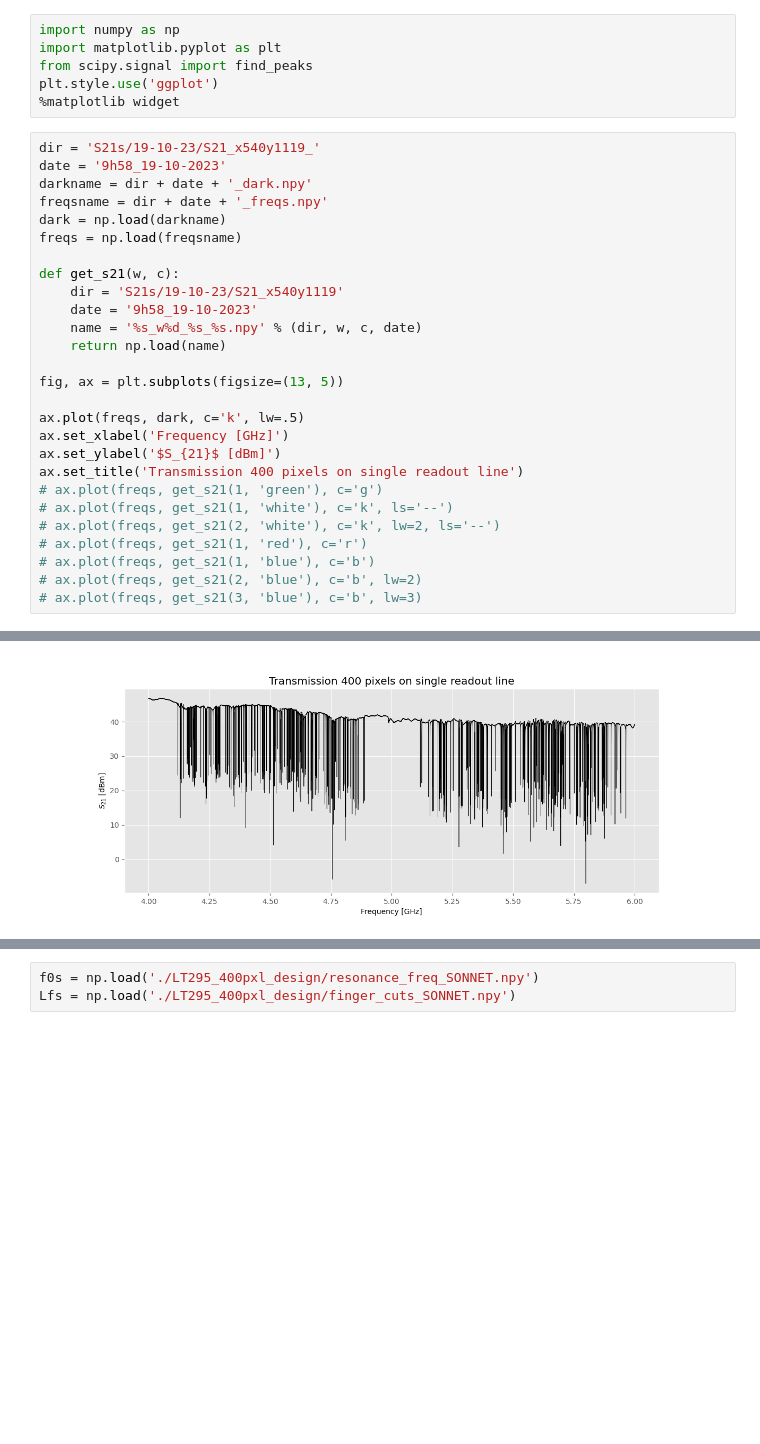
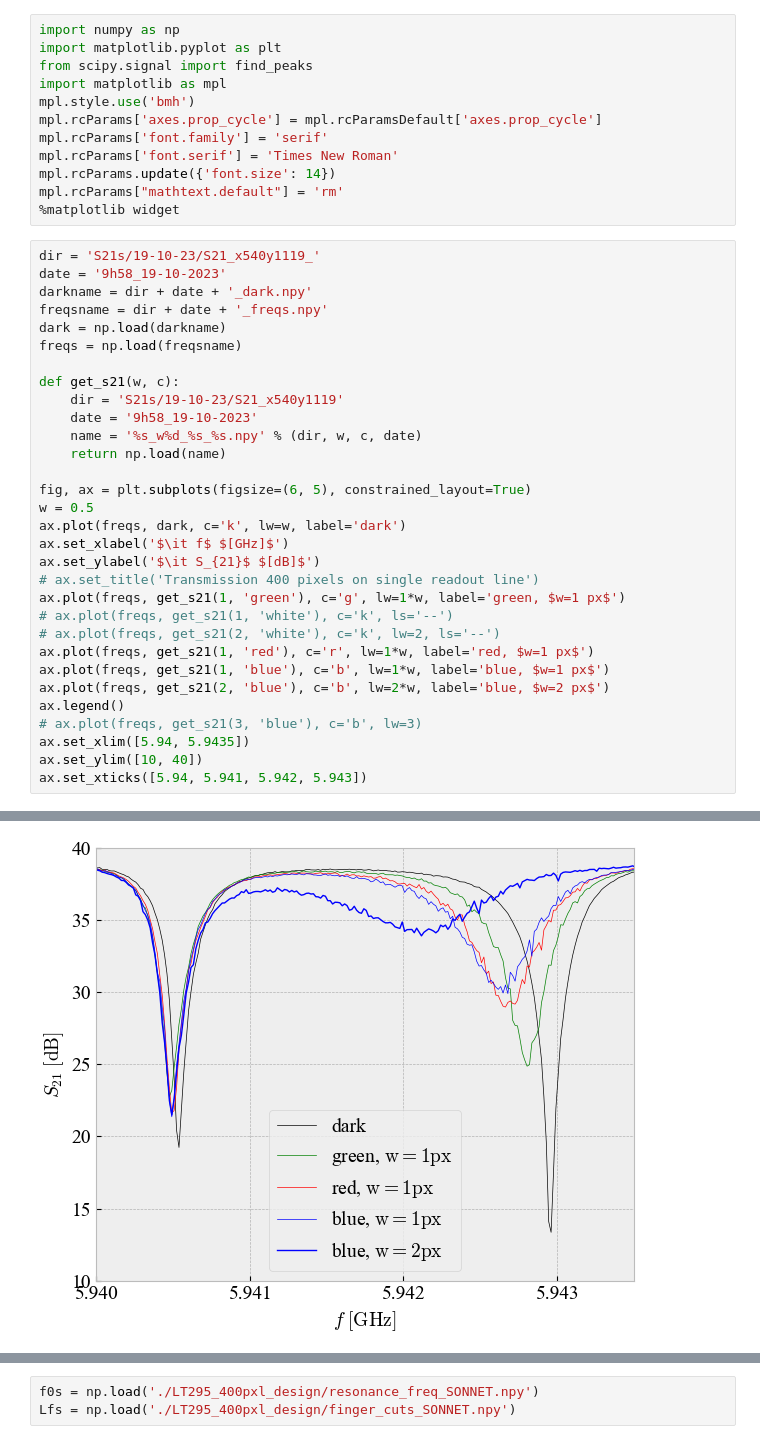
Before and after one commit to wilbertras/spatial-mapping, a Jupyter notebook: linewidth.ipynb, the cells around one changed output, grey strips where cells are left out. Drawn from its saved outputs; the diff is of its cells as text; blank space fills up the shorter version.

```diff
--- a/linewidth.ipynb
+++ b/linewidth.ipynb
@@ -2,7 +2,13 @@
 import numpy as np
 import matplotlib.pyplot as plt
 from scipy.signal import find_peaks
-plt.style.use('ggplot')
+import matplotlib as mpl
+mpl.style.use('bmh')
+mpl.rcParams['axes.prop_cycle'] = mpl.rcParamsDefault['axes.prop_cycle']
+mpl.rcParams['font.family'] = 'serif'
+mpl.rcParams['font.serif'] = 'Times New Roman'
+mpl.rcParams.update({'font.size': 14})
+mpl.rcParams["mathtext.default"] = 'rm'
 %matplotlib widget
 # %%
 dir = 'S21s/19-10-23/S21_x540y1119_'
@@ -18,17 +24,21 @@ def get_s21(w, c):
     name = '%s_w%d_%s_%s.npy' % (dir, w, c, date)
     return np.load(name)
 
-fig, ax = plt.subplots(figsize=(13, 5))
-
-ax.plot(freqs, dark, c='k', lw=.5)
-ax.set_xlabel('Frequency [GHz]')
-ax.set_ylabel('$S_{21}$ [dBm]')
-ax.set_title('Transmission 400 pixels on single readout line')
-# ax.plot(freqs, get_s21(1, 'green'), c='g')
+fig, ax = plt.subplots(figsize=(6, 5), constrained_layout=True)
+w = 0.5
+ax.plot(freqs, dark, c='k', lw=w, label='dark')
+ax.set_xlabel('$\it f$ $[GHz]$')
+ax.set_ylabel('$\it S_{21}$ $[dB]$')
+# ax.set_title('Transmission 400 pixels on single readout line')
+ax.plot(freqs, get_s21(1, 'green'), c='g', lw=1*w, label='green, $w=1 px$')
 # ax.plot(freqs, get_s21(1, 'white'), c='k', ls='--')
 # ax.plot(freqs, get_s21(2, 'white'), c='k', lw=2, ls='--')
-# ax.plot(freqs, get_s21(1, 'red'), c='r')
-# ax.plot(freqs, get_s21(1, 'blue'), c='b')
-# ax.plot(freqs, get_s21(2, 'blue'), c='b', lw=2)
+ax.plot(freqs, get_s21(1, 'red'), c='r', lw=1*w, label='red, $w=1 px$')
+ax.plot(freqs, get_s21(1, 'blue'), c='b', lw=1*w, label='blue, $w=1 px$')
+ax.plot(freqs, get_s21(2, 'blue'), c='b', lw=2*w, label='blue, $w=2 px$')
+ax.legend()
 # ax.plot(freqs, get_s21(3, 'blue'), c='b', lw=3)
+ax.set_xlim([5.94, 5.9435])
+ax.set_ylim([10, 40])
+ax.set_xticks([5.94, 5.941, 5.942, 5.943])
 # %% [output]
@@ -36 +49 @@ Text(0.5, 1.0, 'Transmission 400 pixels on single readout line')
-[figure, old version]
+[figure, new version]
```
Also changed, not shown: parts of 3 cells of this notebook, 40 other files.
